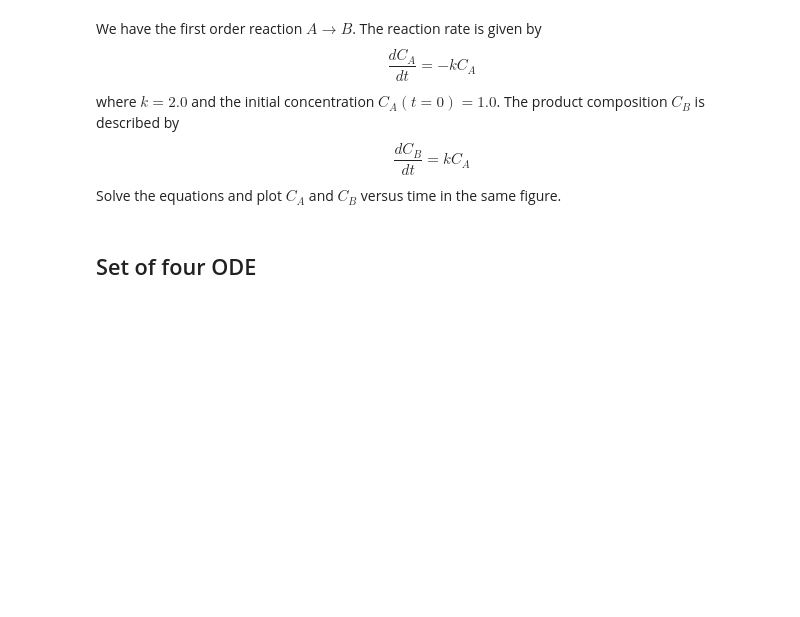
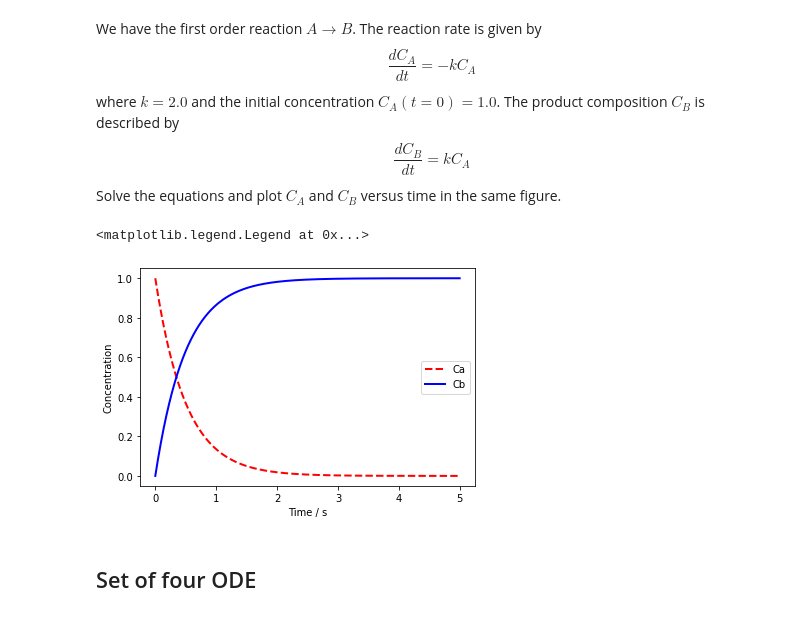
Before and after one commit to Sean-Reinhardt/Reinhardt-Sean, a Jupyter notebook: 07_ScyPy_ODE.ipynb, the cells around one changed output. Saved outputs shown, nothing was run; the diff lists cells and outputs as text; code cells hidden in the pictures; blank space fills up the shorter version.

```diff
--- a/07_ScyPy_ODE.ipynb
+++ b/07_ScyPy_ODE.ipynb
@@ -11,11 +11,11 @@ Solve the following ODE
 $$ \frac{dy}{dt} = ye^{-t}$$
 from $t_0=0$ to t=6 with the initial condition $y_0 = y(t_0)= 1$. Plot the resulting function $y(t)$.
 # %%
-# def f(y,t):
-#   dydt = y * np.exp(-t)
-#   return dydt
+def f(y,t):
+  dydt = y * np.exp(-t)
+  return dydt
 
-# t = np.linspace(0,6)
-# y0 = 1.0
-# y = odeint(f,y0,t)
-# #print(y)
+t = np.linspace(0,6)
+y0 = 1.0
+y = odeint(f,y0,t)
+print(y)
@@ -32,21 +50,24 @@ where $k = 2.0$ and the initial concentration $C_A(t=0)=1.0$. The product compos
 $$\frac{dC_B}{dt} = k C_A$$
 Solve the equations and plot $C_A$ and $C_B$ versus time in the same figure.
 # %%
-# def rnx(C,t):
-#   Ca = C[0]
-#   Cb = C[1]
-#   k  = 2.0
-#   dAdt = -k * Ca
-#   dBdt =  k * Ca
-#   return [dAdt,dBdt]
-# t  = np.linspace(0,5,1000)
-# C0 = [1,0]
-# C  = odeint(rnx,C0,t)
-# plt.plot(t,C[:,0], 'r--',linewidth=2.0)
-# plt.plot(t,C[:,1], 'b-',linewidth=2.0)
-# plt.xlabel('Time / s')
-# plt.ylabel('Concentration')
-# plt.legend(['Ca','Cb'])
+ def rnx(C,t):
+   Ca = C[0]
+   Cb = C[1]
+   k  = 2.0
+   dAdt = -k * Ca
+   dBdt =  k * Ca
+   return [dAdt,dBdt]
+ t  = np.linspace(0,5,1000)
+ C0 = [1,0]
+ C  = odeint(rnx,C0,t)
+ plt.plot(t,C[:,0], 'r--',linewidth=2.0) # r ist just red and b for blue
+ plt.plot(t,C[:,1], 'b-',linewidth=2.0)
+ plt.xlabel('Time / s')
+ plt.ylabel('Concentration')
+ plt.legend(['Ca','Cb'])
+# %% [output]
+<matplotlib.legend.Legend at 0x...>
+[figure, added]
 # %% [markdown]
 ## Set of four ODE
 # %% [markdown]
```
Also changed, not shown: parts of 2 cells of this notebook.
